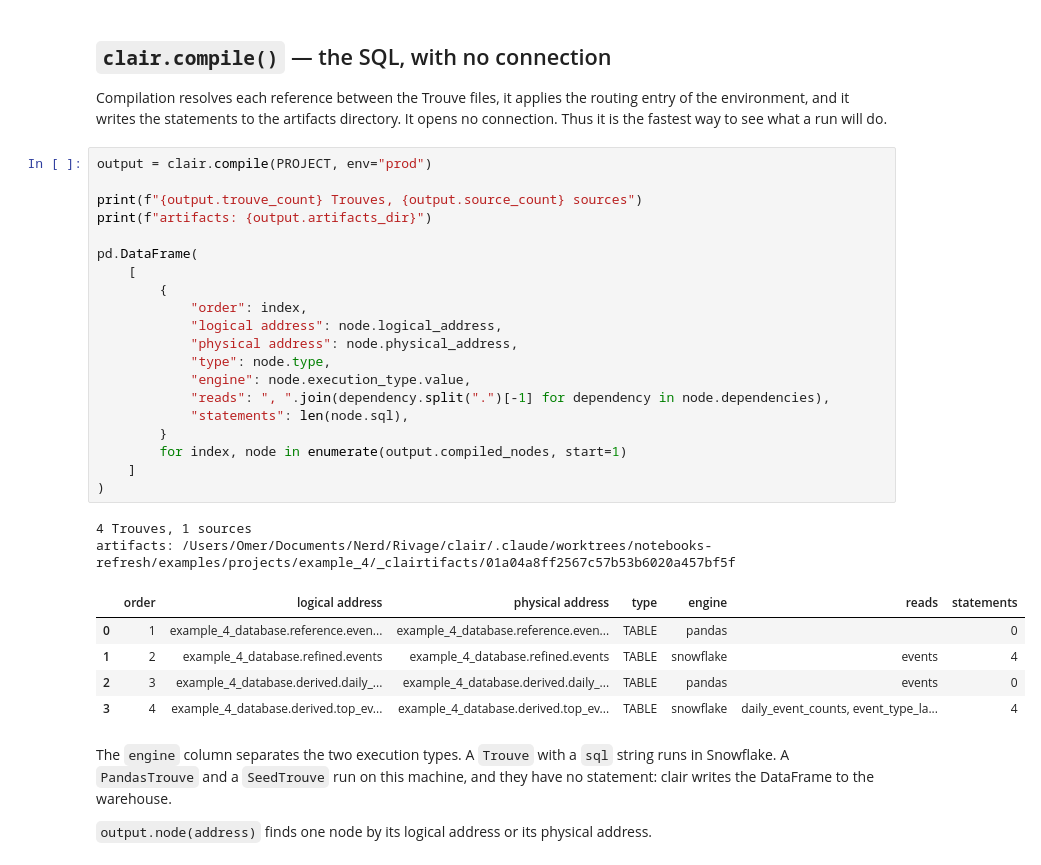
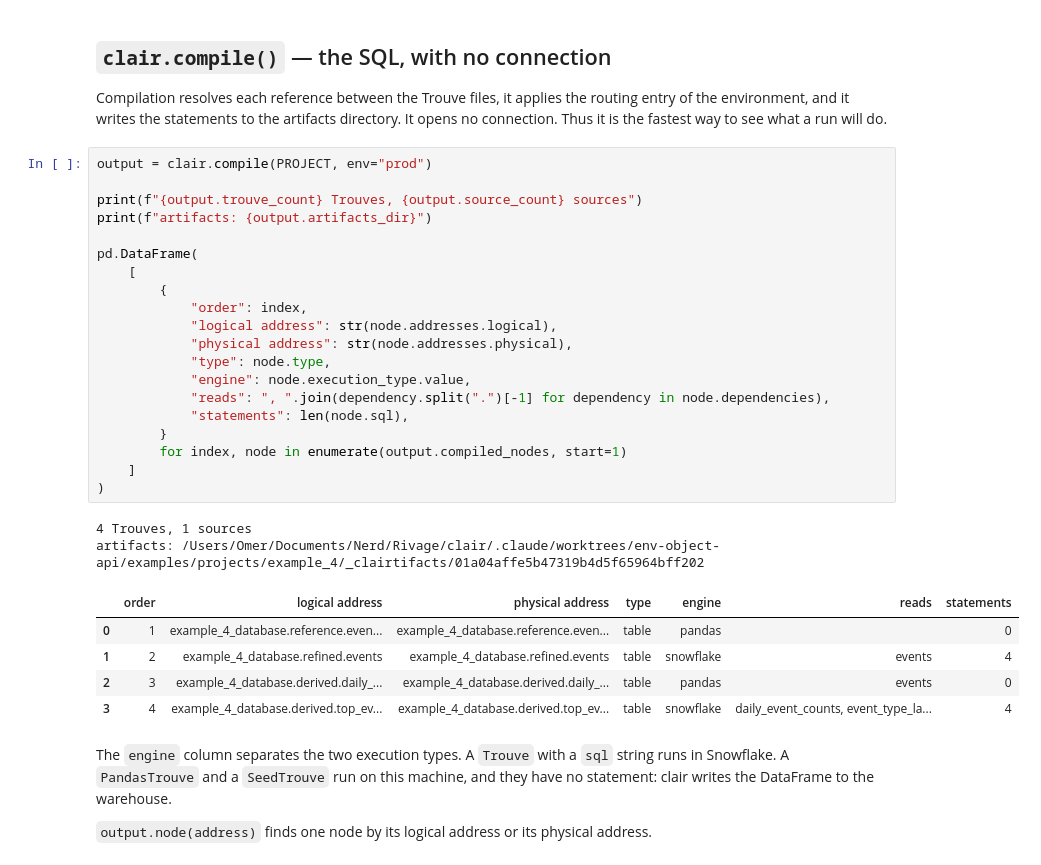
Before and after one commit to rivage-sh/clair, a Jupyter notebook: examples/notebooks/01_python_api_tour.ipynb, the cells around one changed output. Saved outputs shown, nothing was run; the diff lists cells and outputs as text.

Commit message:
docs: the notebooks take a parsed Environment, and write no YAML file (#51)
Co-authored-by: Claude Opus 5 <noreply@anthropic.com>

```diff
--- a/examples/notebooks/01_python_api_tour.ipynb
+++ b/examples/notebooks/01_python_api_tour.ipynb
@@ -125,31 +79,31 @@ connection. Thus it is the fastest way to see what a run will do.
 # %%
 output = clair.compile(PROJECT, env="prod")
 
 print(f"{output.trouve_count} Trouves, {output.source_count} sources")
 print(f"artifacts: {output.artifacts_dir}")
 
 pd.DataFrame(
     [
         {
             "order": index,
-            "logical address": node.logical_address,
-            "physical address": node.physical_address,
+            "logical address": str(node.addresses.logical),
+            "physical address": str(node.addresses.physical),
             "type": node.type,
             "engine": node.execution_type.value,
             "reads": ", ".join(dependency.split(".")[-1] for dependency in node.dependencies),
             "statements": len(node.sql),
         }
         for index, node in enumerate(output.compiled_nodes, start=1)
     ]
 )
 # %% [output]
 4 Trouves, 1 sources
-artifacts: /Users/Omer/Documents/Nerd/Rivage/clair/.claude/worktrees/notebooks-refresh/examples/projects/example_4/_clairtifacts/01a04a8ff2567c57b53b6020a457bf5f
+artifacts: /Users/Omer/Documents/Nerd/Rivage/clair/.claude/worktrees/env-object-api/examples/projects/example_4/_clairtifacts/01a04affe5b47319b4d5f65964bff202
 |  | order | logical address | physical address | type | engine | reads | statements |
-| 0 | 1 | example_4_database.reference.even... | example_4_database.reference.even... | TABLE | pandas |  | 0 |
-| 1 | 2 | example_4_database.refined.events | example_4_database.refined.events | TABLE | snowflake | events | 4 |
-| 2 | 3 | example_4_database.derived.daily_... | example_4_database.derived.daily_... | TABLE | pandas | events | 0 |
-| 3 | 4 | example_4_database.derived.top_ev... | example_4_database.derived.top_ev... | TABLE | snowflake | daily_event_counts, event_type_la... | 4 |
+| 0 | 1 | example_4_database.reference.even... | example_4_database.reference.even... | table | pandas |  | 0 |
+| 1 | 2 | example_4_database.refined.events | example_4_database.refined.events | table | snowflake | events | 4 |
+| 2 | 3 | example_4_database.derived.daily_... | example_4_database.derived.daily_... | table | pandas | events | 0 |
+| 3 | 4 | example_4_database.derived.top_ev... | example_4_database.derived.top_ev... | table | snowflake | daily_event_counts, event_type_la... | 4 |
 # %% [markdown]
 The `engine` column separates the two execution types. A `Trouve` with a `sql` string runs
 in Snowflake. A `PandasTrouve` and a `SeedTrouve` run on this machine, and they have no
```
Also changed, not shown: parts of 10 cells of this notebook, 5 other files.
